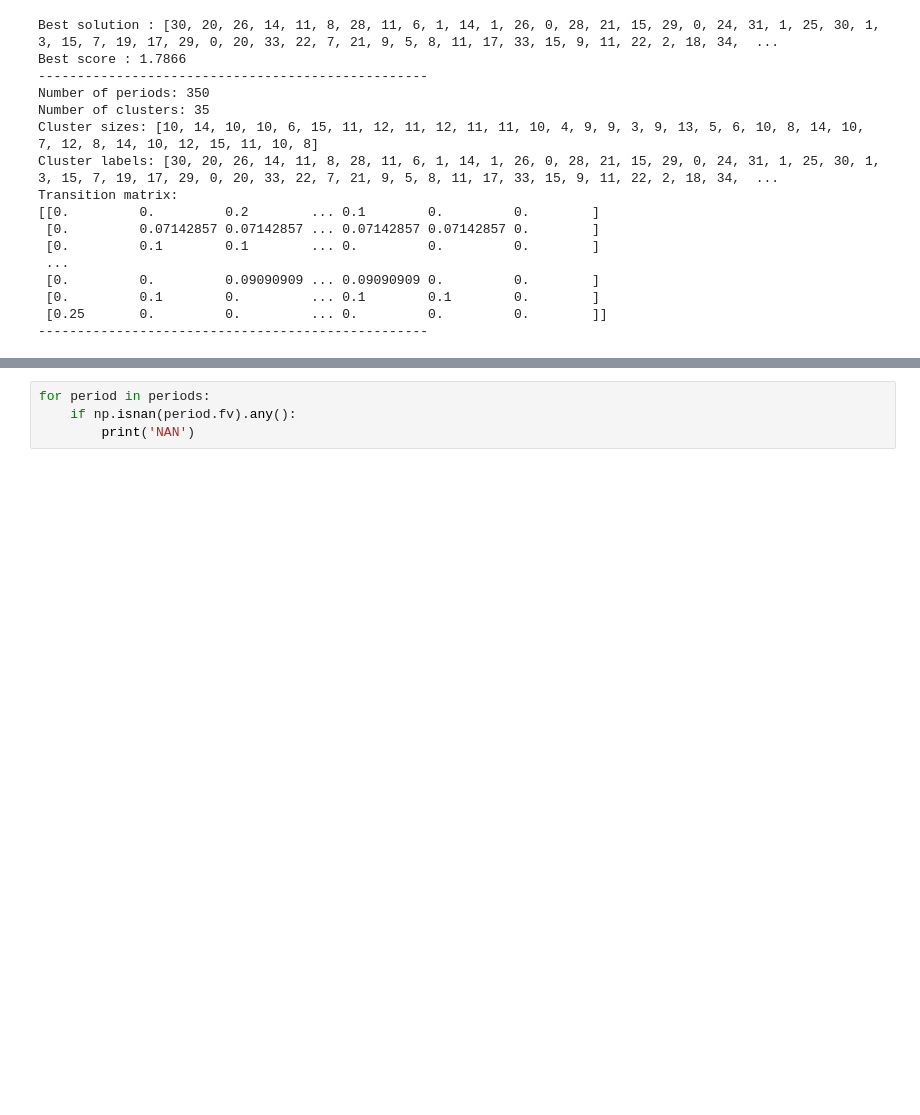
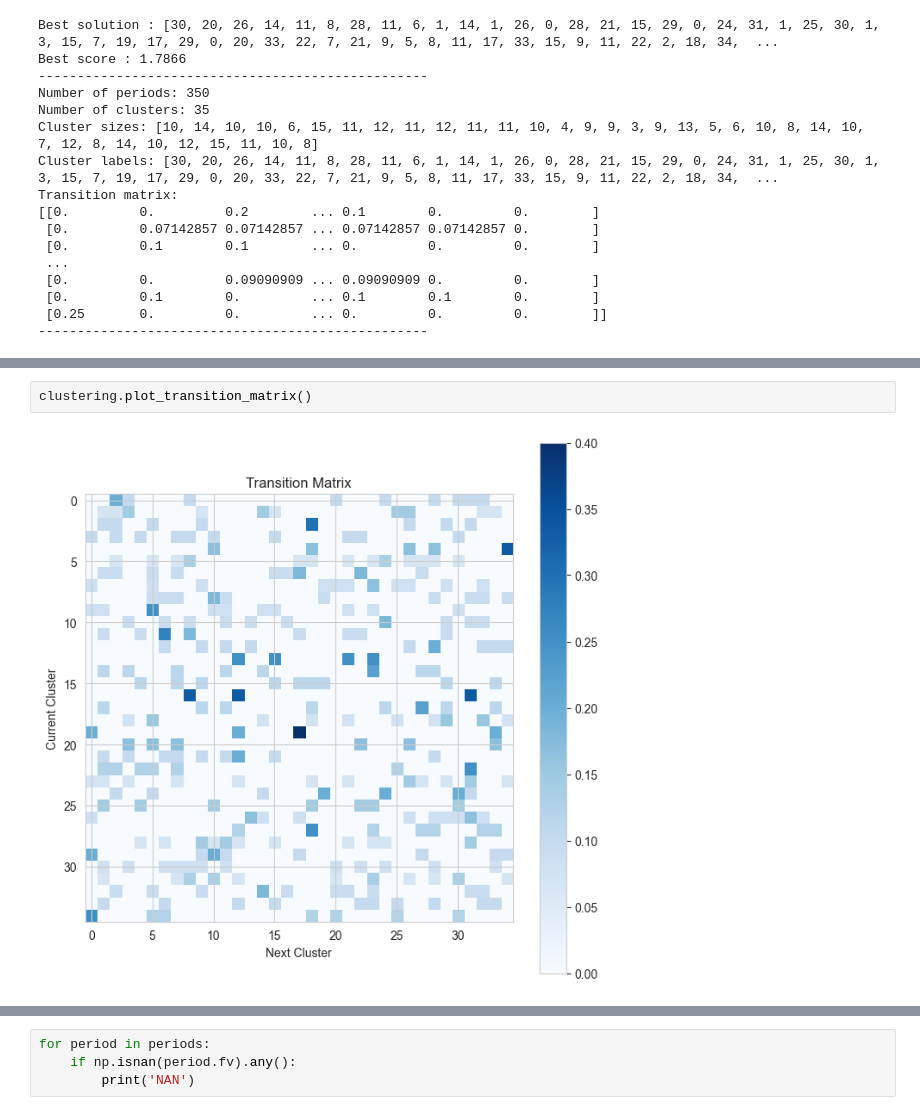
Before and after one commit to AdamZinebii/Intraday-Market-Activity-Clustering, a Jupyter notebook: examples/likelihood_clustering.ipynb, the cells around one changed output, grey strips where cells are left out. Cells and saved outputs as stored; diff of their text form; blank space fills up the shorter version.

```diff
--- a/examples/likelihood_clustering.ipynb
+++ b/examples/likelihood_clustering.ipynb
@@ -90,6 +90,10 @@ Count of periods per time:
 15:30 : 21
 16:00 : 16
 [figure]
+# %%
+clustering.plot_transition_matrix()
+# %% [output]
+[figure, added]
 # %%
 clustering.plot_ssv()
 # %% [output]
```
Also changed, not shown: parts of 2 cells of this notebook, 4 other files.
